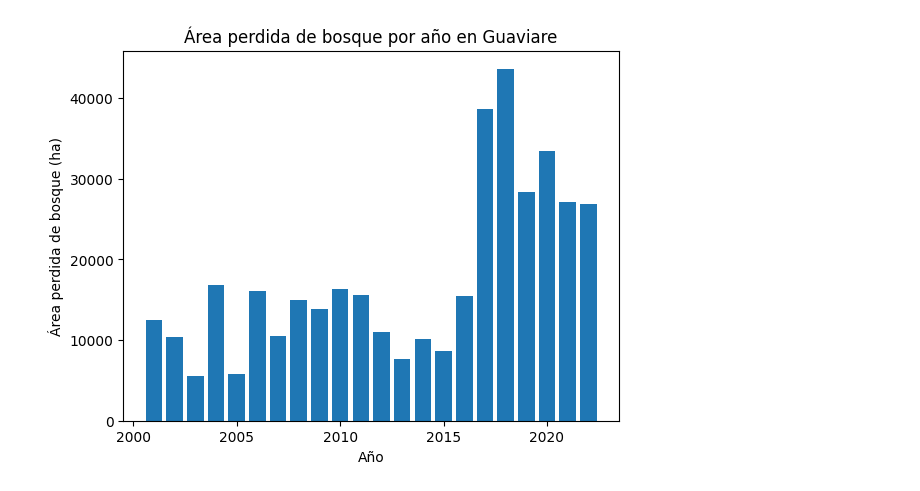
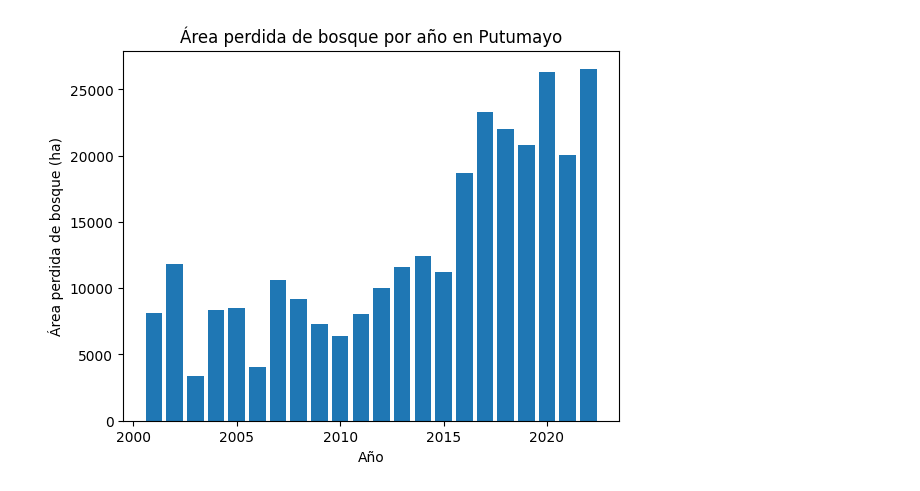
Before and after one commit to aahincapie/DS-Env, a Jupyter notebook: ForestLosses_CO2000_2022.ipynb, the cells around one changed output. Drawn from its saved outputs; the diff is of its cells as text; code cells hidden in the pictures.

```diff
--- a/ForestLosses_CO2000_2022.ipynb
+++ b/ForestLosses_CO2000_2022.ipynb
@@ -60,6 +62,6 @@ KeyError: ignored
 # %%
 # Escriba el departamento sin acentos
-departamento = 'Guaviare'
+departamento = 'Putumayo'
 
 # Carga de datos Global Forest Change
 dataset = ee.Image('UMD/hansen/global_forest_change_2022_v1_10')
@@ -74,31 +76,31 @@ areas_perdidas = []  # Lista para almacenar áreas perdidas
 
 for year in range(1, 23):
     # Seleccionar pixeles de cobertura arbórea perdida
     treeLossYear = dataset.select(['lossyear'])
     lossPixels = treeLossYear.eq(year).selfMask()
 
     # Applicar criterio de área mínima con connectedPixelCount
     contLoss = lossPixels.connectedPixelCount()
     minLoss = contLoss.gte(6).selfMask()
 
     # Calcular el área perdida (ha)
     lossArea = minLoss.multiply(ee.Image.pixelArea()).divide(10000)
     lossSize = lossArea.reduceRegion(
         reducer=ee.Reducer.sum(),
         geometry=selected.geometry(),
         scale=30,
         maxPixels=1e13
     )
 
     # Almacenar el área perdida por año
     area_perdida = lossSize.get('lossyear')
     areas_perdidas.append(area_perdida.getInfo())
 
 # Graficar pérdida anual
 plt.bar(range(2001, 2023), areas_perdidas)
 plt.xlabel('Año')
 plt.ylabel('Área perdida de bosque (ha)')
 plt.title(f'Área perdida de bosque por año en {departamento}')
 plt.show()
 # %% [output]
-[figure, old version]
+[figure, new version]
```
Also changed, not shown: parts of 4 cells of this notebook.
